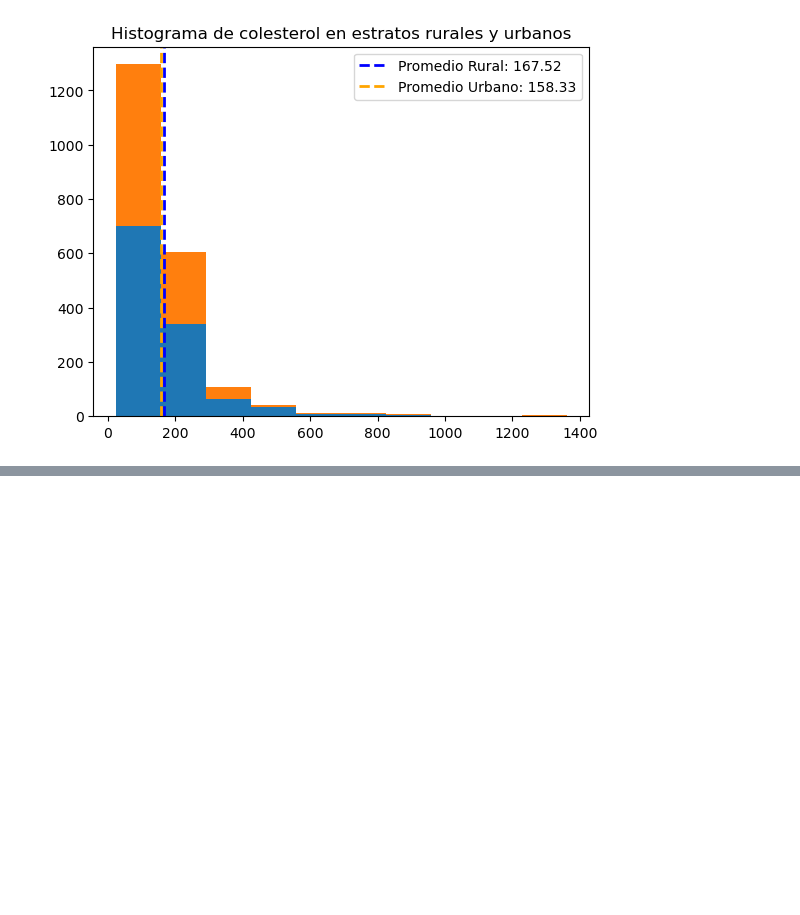
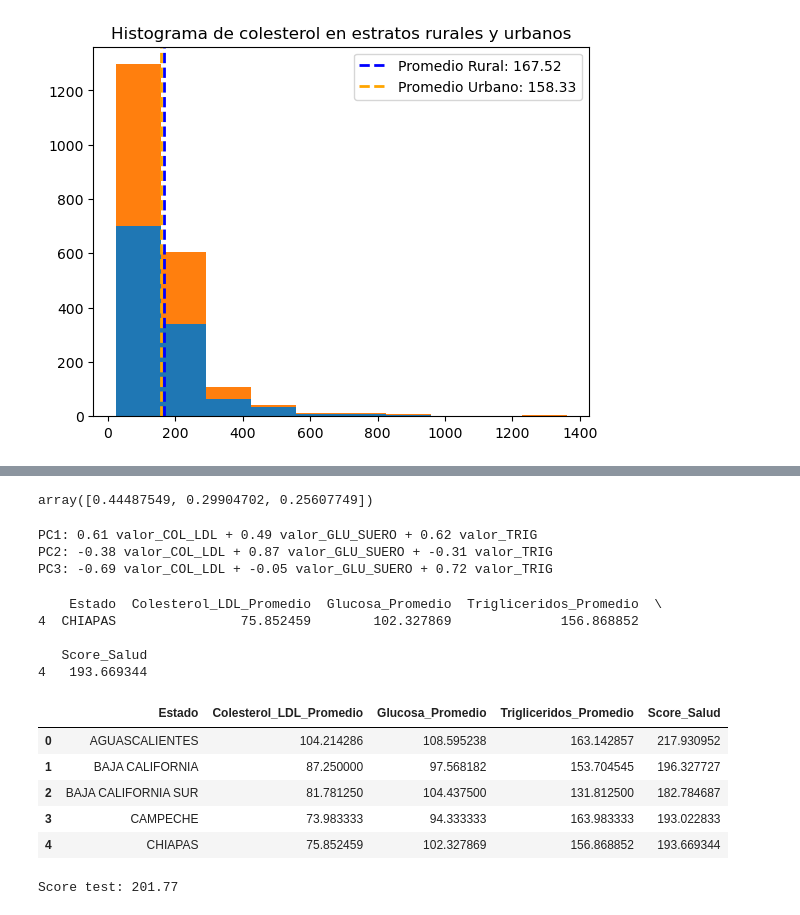
Before and after one commit to Juamops/MA1001b.501, a Jupyter notebook: notebooks/Estrato.ipynb, the cells around one changed output, grey strips where cells are left out. Cells and saved outputs as stored; diff of their text form; code cells hidden in the pictures; blank space fills up the shorter version.

```diff
--- a/notebooks/Estrato.ipynb
+++ b/notebooks/Estrato.ipynb
@@ -114,0 +152,80 @@ AttributeError: Line2D.set() got an unexpected keyword argument 'linetype'
+# %%
+pca.explained_variance_ratio_
+# %% [output]
+array([0.44487549, 0.29904702, 0.25607749])
+# %%
+for index, component in enumerate(np.round(pca.components_, 2)):
+    res = []
+    for value, col_name in zip(component, data_PCA_used.columns):
+        res.append(f'{value} {col_name}')
+    print(f'PC{index+1}: ' + ' + '.join(res))
+#PCA1 es el bueno
+# %% [output]
+PC1: 0.61 valor_COL_LDL + 0.49 valor_GLU_SUERO + 0.62 valor_TRIG
+PC2: -0.38 valor_COL_LDL + 0.87 valor_GLU_SUERO + -0.31 valor_TRIG
+PC3: -0.69 valor_COL_LDL + -0.05 valor_GLU_SUERO + 0.72 valor_TRIG
+# %%
+# 2. Columnas de biomarcadores
+cols = ["valor_COL_LDL", "valor_GLU_SUERO", "valor_TRIG"]
+
+# 3. Agrupar por estado y sacar promedios
+df_scores = df.groupby("desc_ent")[cols].mean().reset_index()
+
+# 4. Renombrar columnas para que queden bonitas
+df_scores.rename(columns={
+    "desc_ent": "Estado",
+    "valor_COL_LDL": "Colesterol_LDL_Promedio",
+    "valor_GLU_SUERO": "Glucosa_Promedio",
+    "valor_TRIG": "Trigliceridos_Promedio"
+}, inplace=True)
+
+# 5. Definir las cargas de PC1 que obtuviste
+w_TG  = 0.62
+w_LDL = 0.61
+w_GLU = 0.49
+
+# 6. Aplicar la fórmula de PC1 sobre los promedios (índice compuesto)
+df_scores["Score_Salud"] = (
+    w_LDL * df_scores["Colesterol_LDL_Promedio"] +
+    w_GLU * df_scores["Glucosa_Promedio"] +
+    w_TG  * df_scores["Trigliceridos_Promedio"]
+)
+
+# 7. Crear un nuevo dataset solo con las columnas finales que quieres
+df_nuevo = df_scores[[
+    "Estado",
+    "Colesterol_LDL_Promedio",
+    "Glucosa_Promedio",
+    "Trigliceridos_Promedio",
+    "Score_Salud"
+]]
+# %% [output]
+    Estado  Colesterol_LDL_Promedio  Glucosa_Promedio  Trigliceridos_Promedio  \
+4  CHIAPAS                75.852459        102.327869              156.868852
+
+   Score_Salud
+4   193.669344
+# %%
+df_nuevo.head()
+# %% [output]
+|  | Estado | Colesterol_LDL_Promedio | Glucosa_Promedio | Trigliceridos_Promedio | Score_Salud |
+| 0 | AGUASCALIENTES | 104.214286 | 108.595238 | 163.142857 | 217.930952 |
+| 1 | BAJA CALIFORNIA | 87.250000 | 97.568182 | 153.704545 | 196.327727 |
+| 2 | BAJA CALIFORNIA SUR | 81.781250 | 104.437500 | 131.812500 | 182.784687 |
+| 3 | CAMPECHE | 73.983333 | 94.333333 | 163.983333 | 193.022833 |
+| 4 | CHIAPAS | 75.852459 | 102.327869 | 156.868852 | 193.669344 |
+# %%
+import numpy as np
+
+# Cargas de PC1 (LDL, glucosa, triglicéridos)
+cargas = np.array([0.61, 0.49, 0.62])
+
+# Valores máximos tolerables promedio para test
+LDL = 99
+GLU = 100
+TG  = 149
+
+score = cargas[0]*LDL + cargas[1]*GLU + cargas[2]*TG
+print("Score test:", round(score, 2))
+# %% [output]
+Score test: 201.77
```
Also changed, not shown: parts of 9 cells of this notebook.
